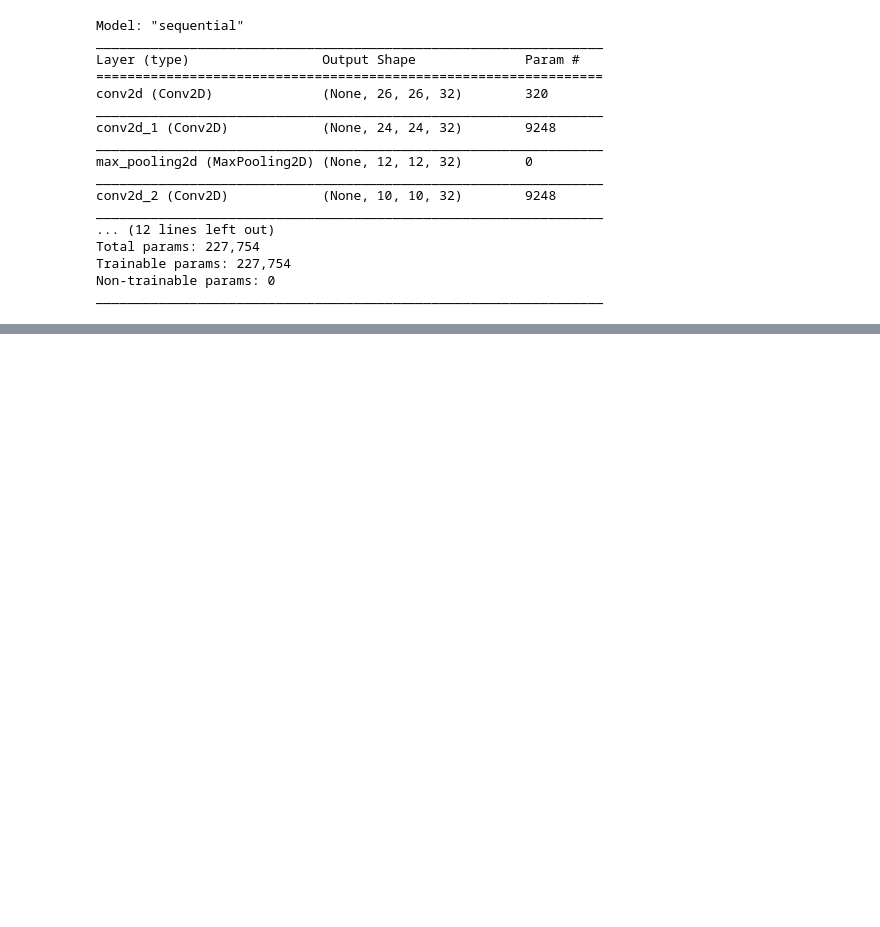
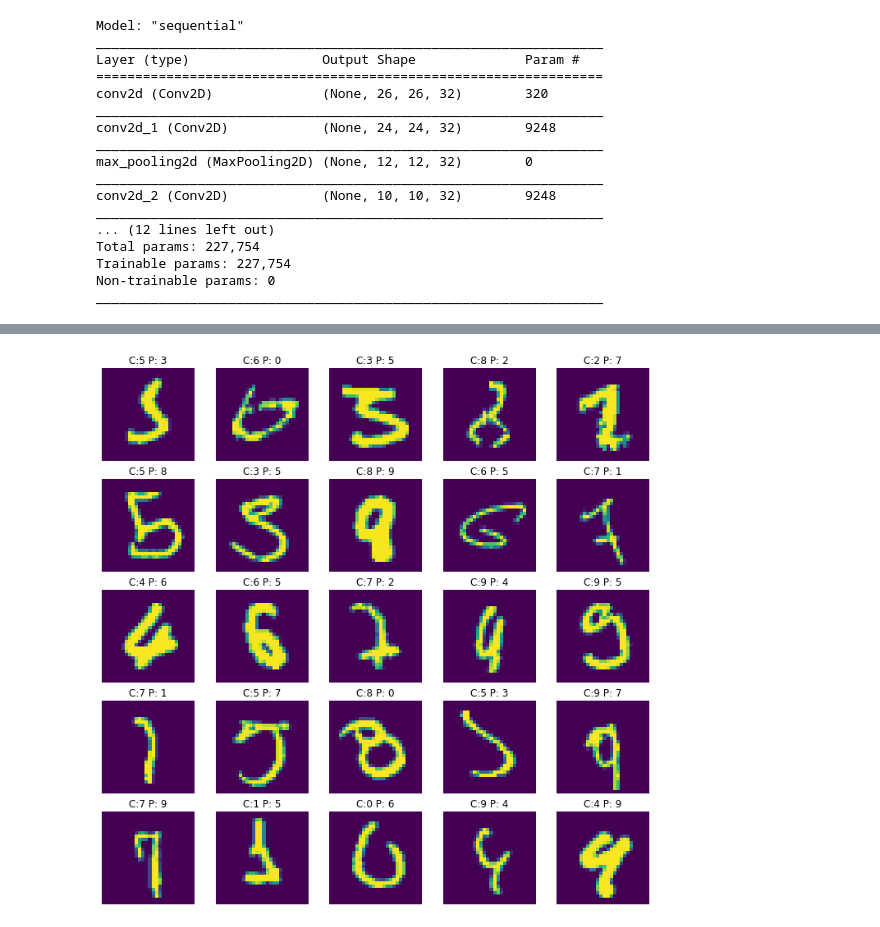
Before and after one commit to kdstheace/Python-Study, a Jupyter notebook: [Review]0406Keras_MNIST.ipynb, the cells around one changed output, grey strips where cells are left out. Cells and saved outputs as stored; diff of their text form; code cells hidden in the pictures; blank space fills up the shorter version.

```diff
--- a/[Review]0406Keras_MNIST.ipynb
+++ b/[Review]0406Keras_MNIST.ipynb
@@ -116,0 +152,23 @@ Epoch 30/30
+# %%
+plt.rcParams['figure.figsize'] = (12,12)
+row = 5
+col = 5
+
+fig, axes = plt.subplots(row, col)
+cnt = 0
+i = 0
+while cnt < (row*col):
+  if np.argmax(yhat[i]) == np.argmax(y_test[i]):
+    i+=1
+    continue
+  sub_plot = axes[int(cnt/row), int(cnt%row)]
+  sub_plot.axis('off')
+
+  sub_plot.imshow(x_test[i].reshape(width, height))
+  title = 'C:' + str(np.argmax(y_test[i])) + ' P: ' + str(np.argmax(yhat[i]))
+  sub_plot.set_title(title)
+
+  i+=1
+  cnt+=1
+# %% [output]
+[figure, added]
```
Also changed, not shown: parts of 6 cells of this notebook.
